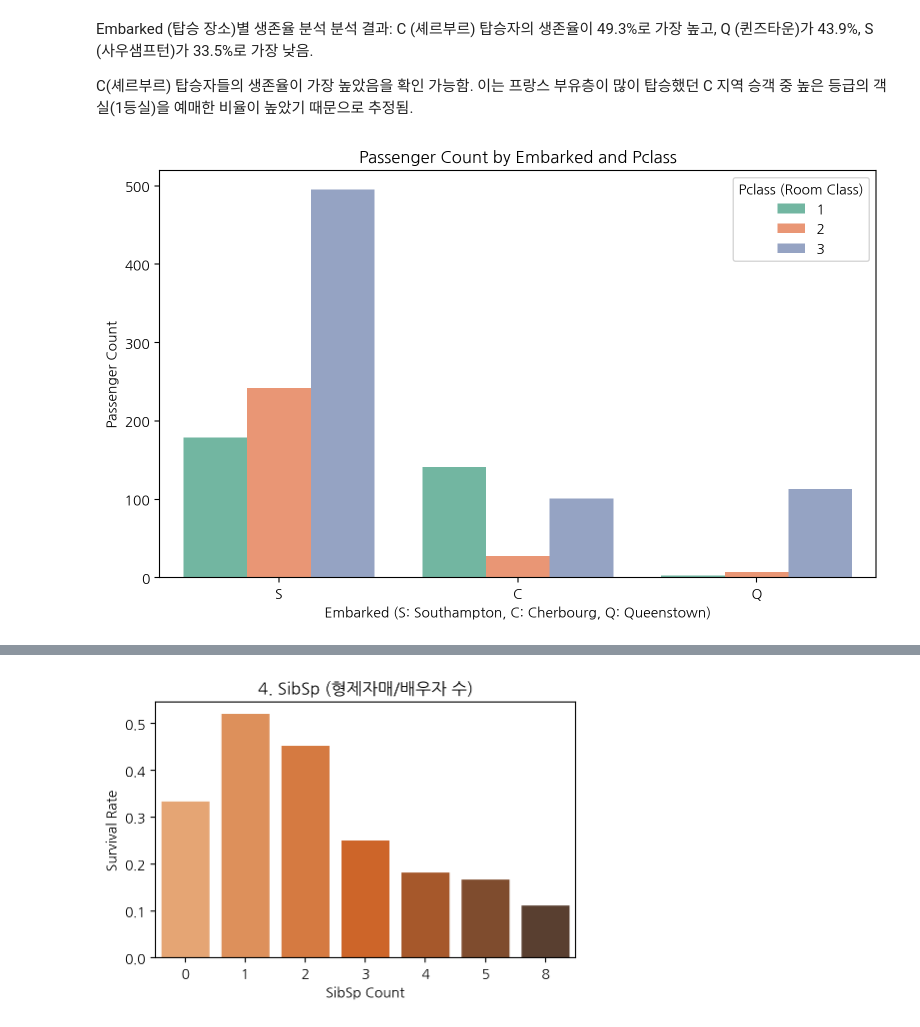
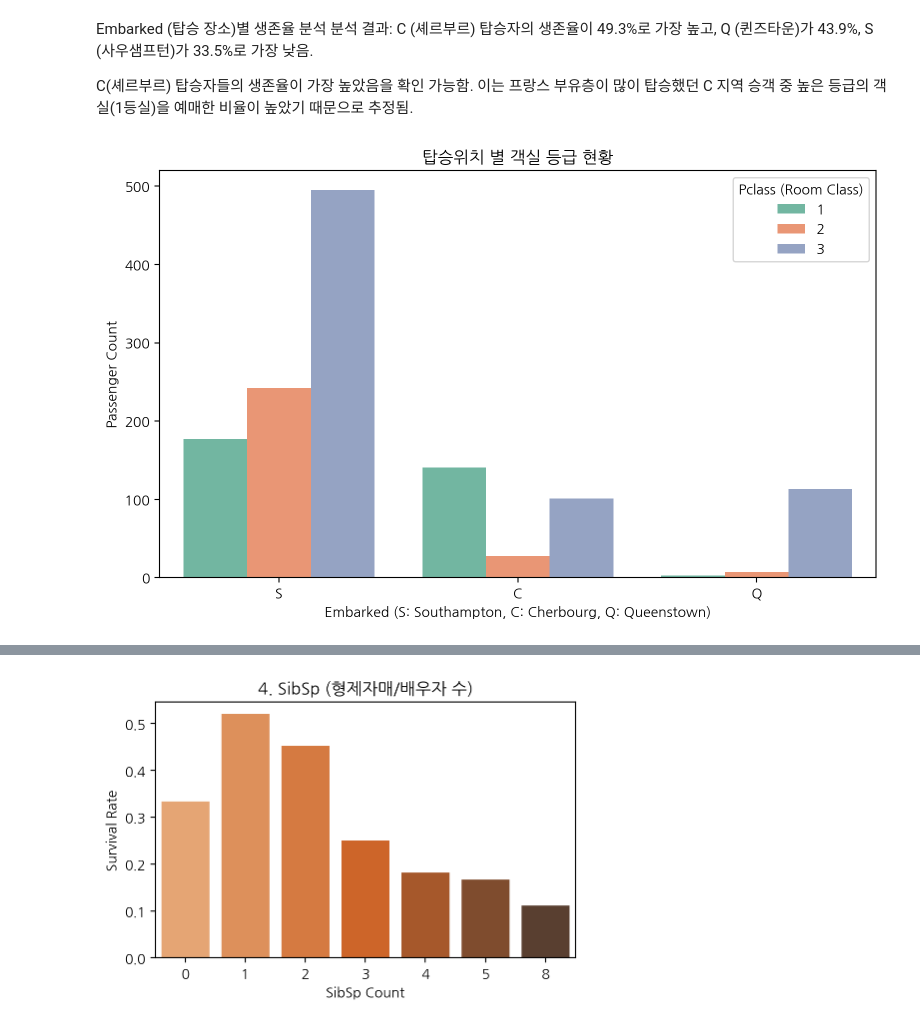
Before and after one commit to sdg331/BDA404, a Jupyter notebook: projects_01/titanic.ipynb, the cells around one changed output, grey strips where cells are left out. Cells and saved outputs as stored; diff of their text form; code cells hidden in the pictures.

```diff
--- a/projects_01/titanic.ipynb
+++ b/projects_01/titanic.ipynb
@@ -659,21 +657,21 @@ C(셰르부르) 탑승자들의 생존율이 가장 높았음을 확인 가능
 # %%
 import matplotlib.pyplot as plt
 import seaborn as sns
 
 plt.figure(figsize=(8, 5))
 
 # 탑승 위치(Embarked)별로 객실 등급(Pclass) 승객 수를 카운트하여 시각화
 # 1등실, 2등실, 3등실 비율을 색상(hue)으로 쪼개서 보여줌
 sns.countplot(x='Embarked', hue='Pclass', data=tt, palette='Set2')
 
 # 그래프 제목 및 레이블 설정
-plt.title('Passenger Count by Embarked and Pclass')
+plt.title('탑승위치 별 객실 등급 현황')
 plt.xlabel('Embarked (S: Southampton, C: Cherbourg, Q: Queenstown)')
 plt.ylabel('Passenger Count')
 plt.legend(title='Pclass (Room Class)')
 
 # 출력
 plt.tight_layout()
 plt.show()
 # %% [output]
-[figure, old version]
+[figure, new version]
```
Also changed, not shown: parts of 25 cells of this notebook.
